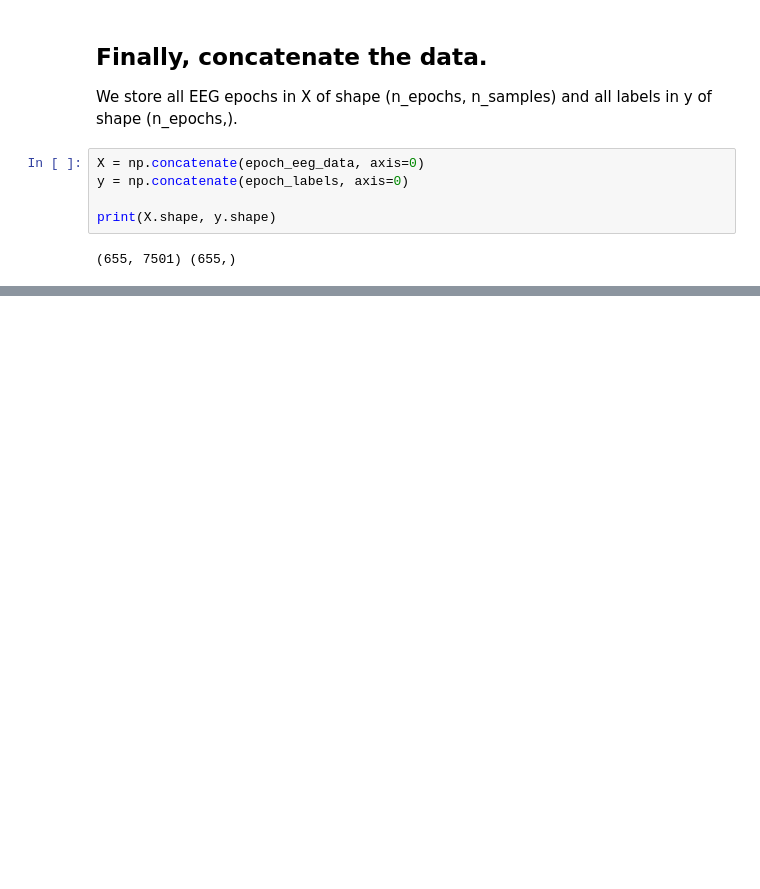
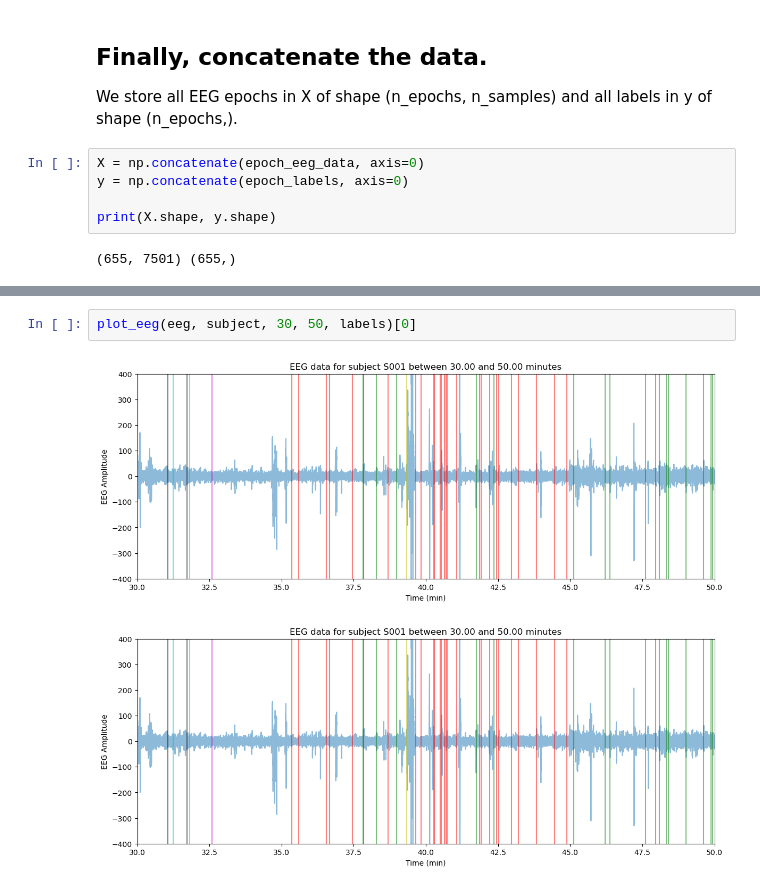
Before and after one commit to SURGE-NeuroTech-Club/SURGE-NeuroTech-Club-IDUN-EEG-Analysis-Challenge, a Jupyter notebook: Code/Data_Investigation.ipynb, the cells around one changed output, grey strips where cells are left out. Drawn from its saved outputs; the diff is of its cells as text; blank space fills up the shorter version.

```diff
--- a/Code/Data_Investigation.ipynb
+++ b/Code/Data_Investigation.ipynb
@@ -110,0 +151,5 @@ print(X.shape, y.shape)
+# %%
+plot_eeg(eeg, subject, 30, 50, labels)[0]
+# %% [output]
+[figure, added]
+[figure, added]
```
Also changed, not shown: parts of 7 cells of this notebook, 4 other files.
